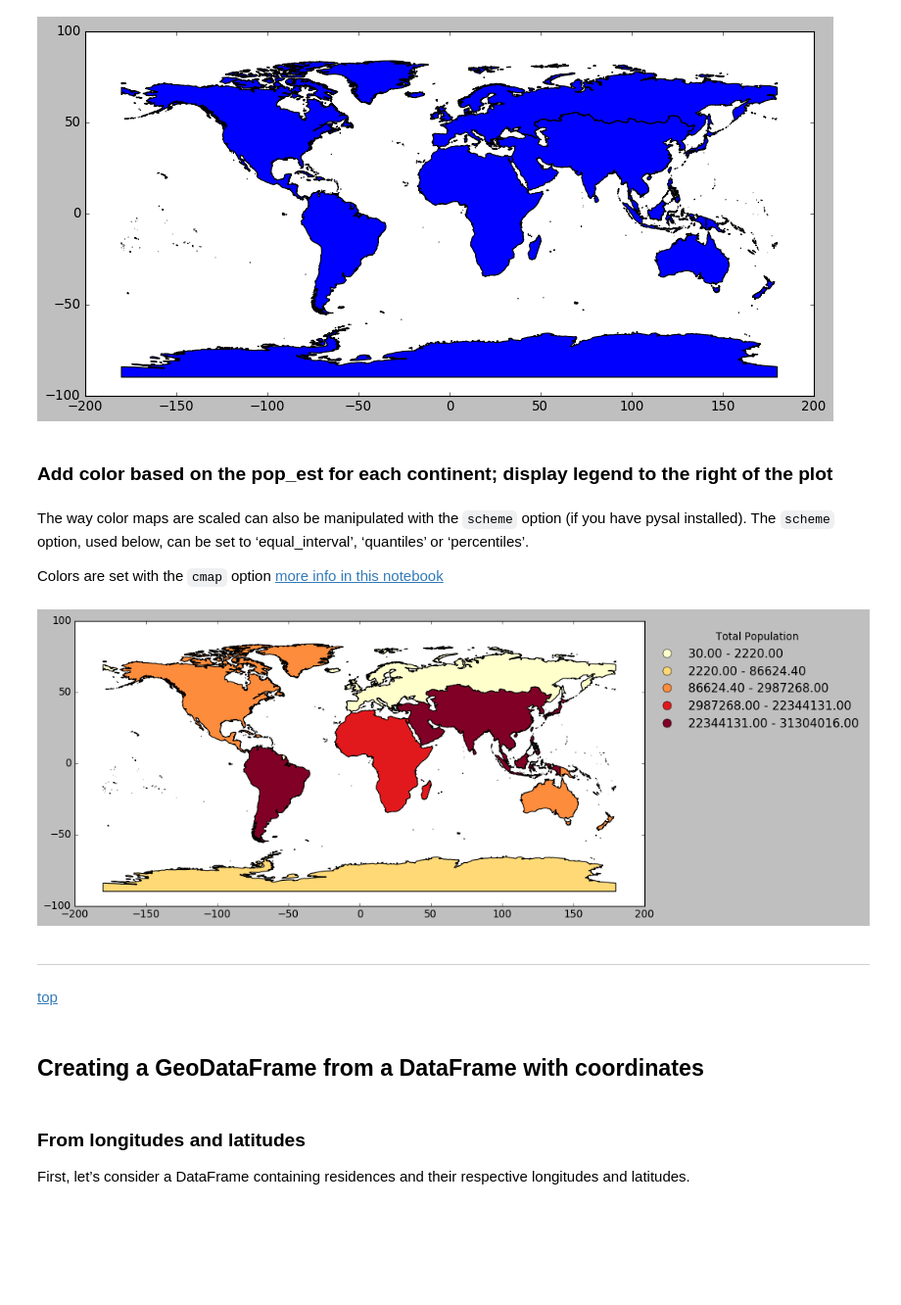
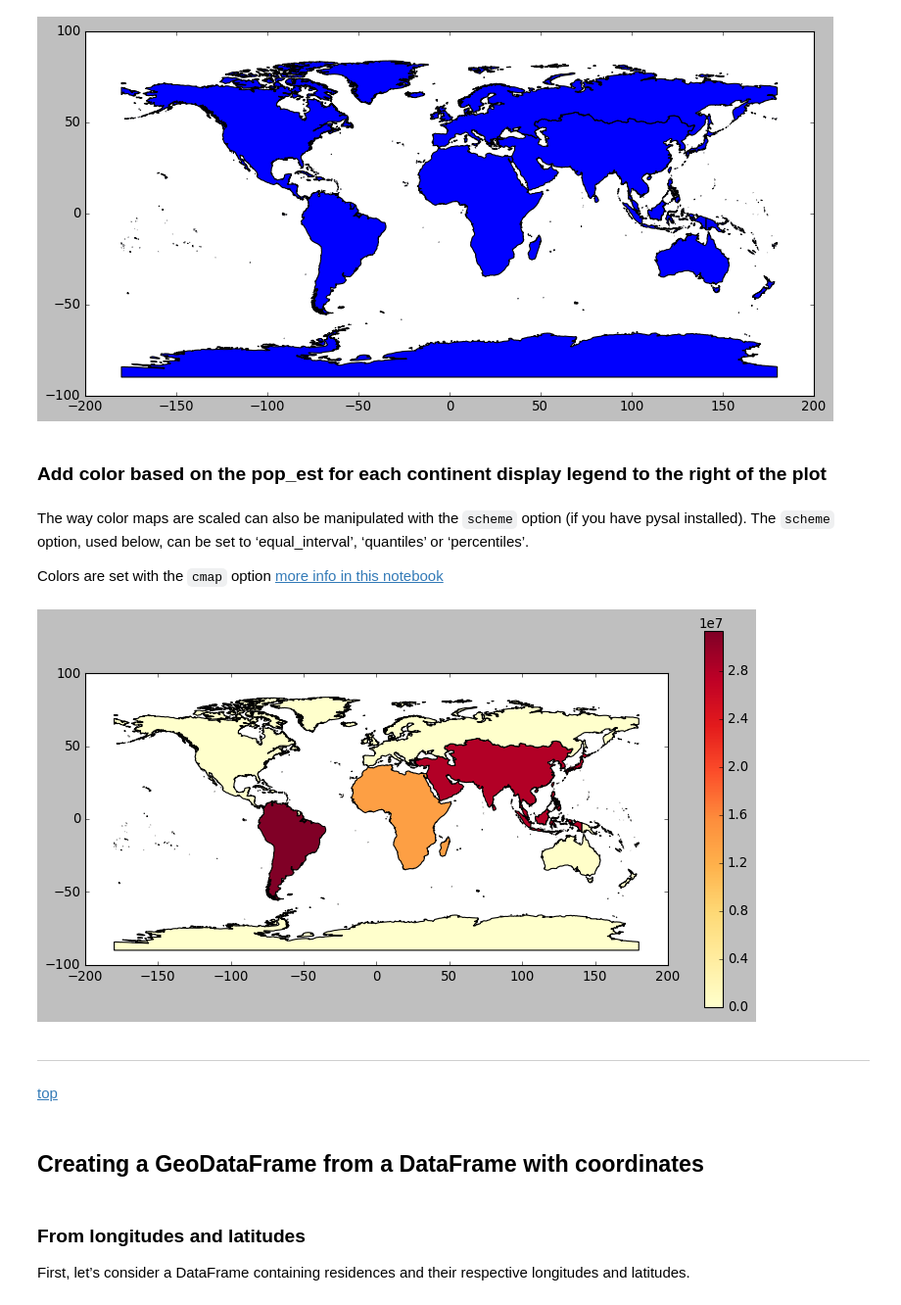
Before and after one commit to MarkCruse/geopandas-101, a Jupyter notebook: geopandas-101.ipynb, the cells around one changed output. Shown at 98% size. Drawn from its saved outputs; the diff is of its cells as text; code cells hidden in the pictures; blank space fills up the shorter version.

```diff
--- a/geopandas-101.ipynb
+++ b/geopandas-101.ipynb
@@ -658,27 +681,27 @@ continents.plot(figsize=(12, 6));
 # %% [output]
 [figure]
 # %% [markdown]
-<a id='displegend'></a>
-### Add color based on the pop_est for each continent; display legend to the right of the plot
+
+### Add color based on the pop_est for each continent display legend to the right of the plot
 # %% [markdown]
 The way color maps are scaled can also be manipulated with the `scheme` option (if you have pysal installed).   The `scheme` option, used below, can be set to ‘equal_interval’, ‘quantiles’ or ‘percentiles’.
 
 Colors are set with the `cmap` option [more info in this notebook](./colormap-reference-cmap.ipynb)
 # %%
 fig, ax = plt.subplots(1, figsize=(12,6))
-continents.plot(ax=ax, column = 'POP_EST', scheme='quantiles', cmap='YlOrRd', alpha=1, legend=True,
+continents.plot(ax=ax, column = 'POP_EST', cmap='YlOrRd', alpha=1, legend=True,
                             legend_kwds={'loc': 'upper left',
                                          'bbox_to_anchor': (1.0, 0.8, 0.2, 0.2),
                                          'title': 'Total Population',
                                          'fontsize': 14,
                                          'frameon': False, });
 # %% [output]
-[figure, old version]
+[figure, new version]
 # %% [markdown]
 ***
 [top](#Table-of-Contents)
 # %% [markdown]
-<a id='Creating_GeoDataFrame_DataFrame_with_coordinates'></a>
+
 ## Creating a GeoDataFrame from a DataFrame with coordinates
 # %%
 from shapely.geometry import Point
```
Also changed, not shown: parts of 70 cells of this notebook.
